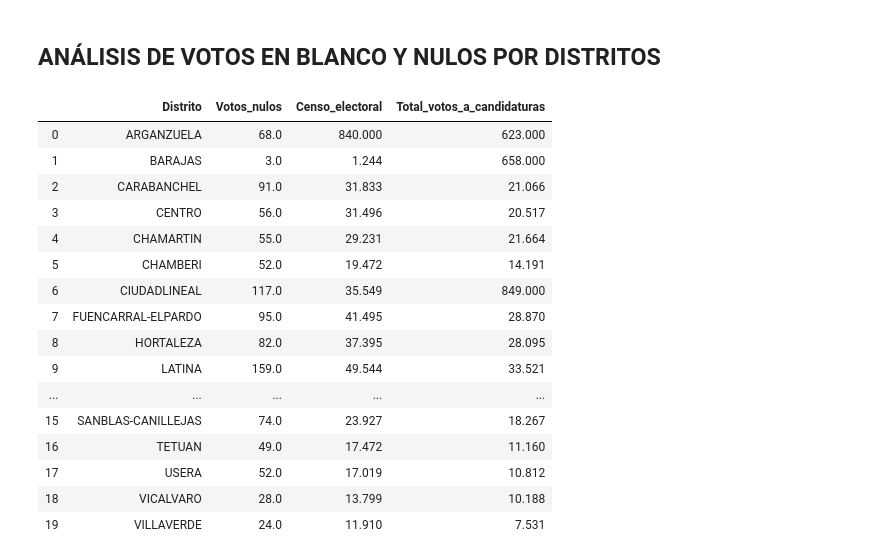
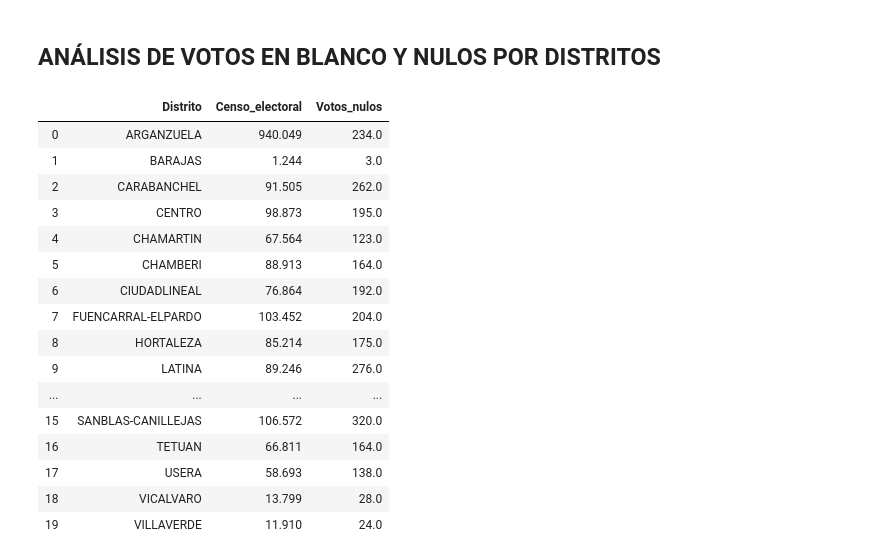
Before and after one commit to InmaLatorre/G3_ProyectoPython, a Jupyter notebook: main_fer_murcia.ipynb, the cells around one changed output. Drawn from its saved outputs; the diff is of its cells as text; code cells hidden in the pictures.

```diff
--- a/main_fer_murcia.ipynb
+++ b/main_fer_murcia.ipynb
@@ -86,3 +86,8 @@ main_table_padron.head(50)
 | 47 | 25 - 29 | 289.0 | 272.0 | 561.0 | 211.0 | ... |
 | 48 | 30 - 34 | 368.0 | 353.0 | 721.0 | 228.0 | ... |
 | 49 | 35 - 39 | 409.0 | 338.0 | 747.0 | 209.0 | ... |
+# %%
+# intersección de tablas por la columna Distrito y Barrio
+work_table = main_table_elecciones.merge(main_table_padron, on=["Distrito", "Barrio"])
+# work_table.head(10)
+work_table.columns
@@ -89,38 +123,34 @@ main_table_padron.head(50)
 # %% [markdown]
 ## ANÁLISIS DE VOTOS EN BLANCO Y NULOS POR DISTRITOS
-# %%
-# Combinación de columnas
-datos_unidos = main_table_elecciones.merge(main_table_padron, on=["Barrio","Distrito"])
-datos_unidos=datos_unidos.reset_index()
-datos_unidos
-
-# # Censo electoral real (los ciudadanos en edad de voto)
-
-censo = datos_unidos[(datos_unidos.Edad != '0-4') &
-                    (datos_unidos.Edad != '5-9') &
-                     (datos_unidos.Edad != '10-14')&
-                     (datos_unidos.Edad != '10-14')]
-nulos = censo[['Distrito', 'Censo_electoral', 'Votos_nulos', 'Total_votos_a_candidaturas']]
-nulos_group = nulos.groupby('Distrito').agg({'Votos_nulos':'max', 'Censo_electoral':'max',
-                                            'Total_votos_a_candidaturas':'max'}).reset_index()
-nulos_group1 = nulos.groupby('Distrito').agg({'Votos_nulos':'sum', 'Censo_electoral':'sum',
-                                            'Total_votos_a_candidaturas':'sum'}).reset_index()
-nulos_group.head(50)
-# %% [output]
-|  | Distrito | Votos_nulos | Censo_electoral | Total_votos_a_candidaturas |
-| 0 | ARGANZUELA | 68.0 | 840.000 | 623.000 |
-| 1 | BARAJAS | 3.0 | 1.244 | 658.000 |
-| 2 | CARABANCHEL | 91.0 | 31.833 | 21.066 |
-| 3 | CENTRO | 56.0 | 31.496 | 20.517 |
-| 4 | CHAMARTIN | 55.0 | 29.231 | 21.664 |
-| 5 | CHAMBERI | 52.0 | 19.472 | 14.191 |
-| 6 | CIUDADLINEAL | 117.0 | 35.549 | 849.000 |
-| 7 | FUENCARRAL-ELPARDO | 95.0 | 41.495 | 28.870 |
-| 8 | HORTALEZA | 82.0 | 37.395 | 28.095 |
-| 9 | LATINA | 159.0 | 49.544 | 33.521 |
-| ... | ... | ... | ... | ... |
-| 15 | SANBLAS-CANILLEJAS | 74.0 | 23.927 | 18.267 |
-| 16 | TETUAN | 49.0 | 17.472 | 11.160 |
-| 17 | USERA | 52.0 | 17.019 | 10.812 |
-| 18 | VICALVARO | 28.0 | 13.799 | 10.188 |
-| 19 | VILLAVERDE | 24.0 | 11.910 | 7.531 |
+# %%
+#Función para seleccionar columnas de la tabla principal
+def seleccionar_columna(partido):
+    temp = work_table.groupby(['Distrito', 'Barrio']).agg({partido: 'max'}).reset_index()
+    temp = temp.groupby(['Distrito']).agg({partido: 'sum'}).reset_index()
+    return temp
+#Esta función solo selecciona una columna, por lo que necesito hacer dos variables
+
+# Numero de votos nulos por distrito y censo electoral
+nulos = seleccionar_columna('Votos_nulos')
+censo = seleccionar_columna('Censo_electoral')
+#Uno los datos mediante merge
+union = censo.merge(nulos, on = ["Distrito"])
+union
+# %% [output]
+|  | Distrito | Censo_electoral | Votos_nulos |
+| 0 | ARGANZUELA | 940.049 | 234.0 |
+| 1 | BARAJAS | 1.244 | 3.0 |
+| 2 | CARABANCHEL | 91.505 | 262.0 |
+| 3 | CENTRO | 98.873 | 195.0 |
+| 4 | CHAMARTIN | 67.564 | 123.0 |
+| 5 | CHAMBERI | 88.913 | 164.0 |
+| 6 | CIUDADLINEAL | 76.864 | 192.0 |
+| 7 | FUENCARRAL-ELPARDO | 103.452 | 204.0 |
+| 8 | HORTALEZA | 85.214 | 175.0 |
+| 9 | LATINA | 89.246 | 276.0 |
+| ... | ... | ... | ... |
+| 15 | SANBLAS-CANILLEJAS | 106.572 | 320.0 |
+| 16 | TETUAN | 66.811 | 164.0 |
+| 17 | USERA | 58.693 | 138.0 |
+| 18 | VICALVARO | 13.799 | 28.0 |
+| 19 | VILLAVERDE | 11.910 | 24.0 |
```
Also changed, not shown: parts of 7 cells of this notebook.
